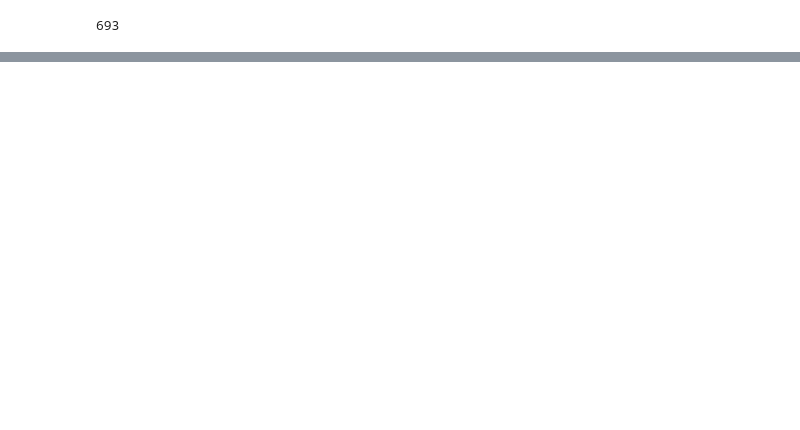
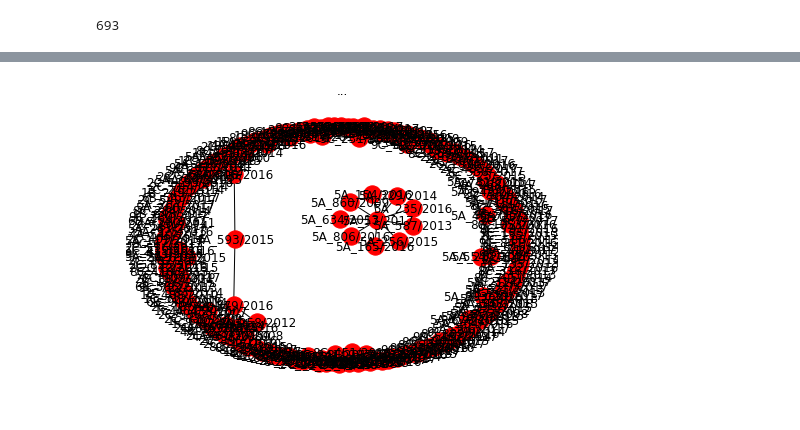
Before and after one commit to fdelia/BGE-Downloader, a Jupyter notebook: EDA.ipynb, the cells around one changed output, grey strips where cells are left out. Cells and saved outputs as stored; diff of their text form; code cells hidden in the pictures; blank space fills up the shorter version.

```diff
--- a/EDA.ipynb
+++ b/EDA.ipynb
@@ -83,19 +90,22 @@ plt.show()
 # %%
 # df[df['ref_publ_len'] < 3].iloc[0]['content']
 import networkx as nx
 from networkx.readwrite import json_graph
 import json
 G = nx.Graph()
 i = 0
 for x in df.iterrows():
     for ref_publ in x[1]['ref_publ']:
         G.add_edge(str(x[1]['number']), str(ref_publ))
         i += 1
     if i > 300:
         break
 
 data = json_graph.node_link_data(G)
 json.dump(data, open('graph.json','w'))
-#nx.spring_layout(G)
-#nx.draw(G, with_labels = True)
-#plt.show()
+nx.spring_layout(G)
+nx.draw(G, with_labels = True)
+plt.title('...')
+plt.show()
+# %% [output]
+[figure, added]
```
Also changed, not shown: parts of 4 cells of this notebook.
